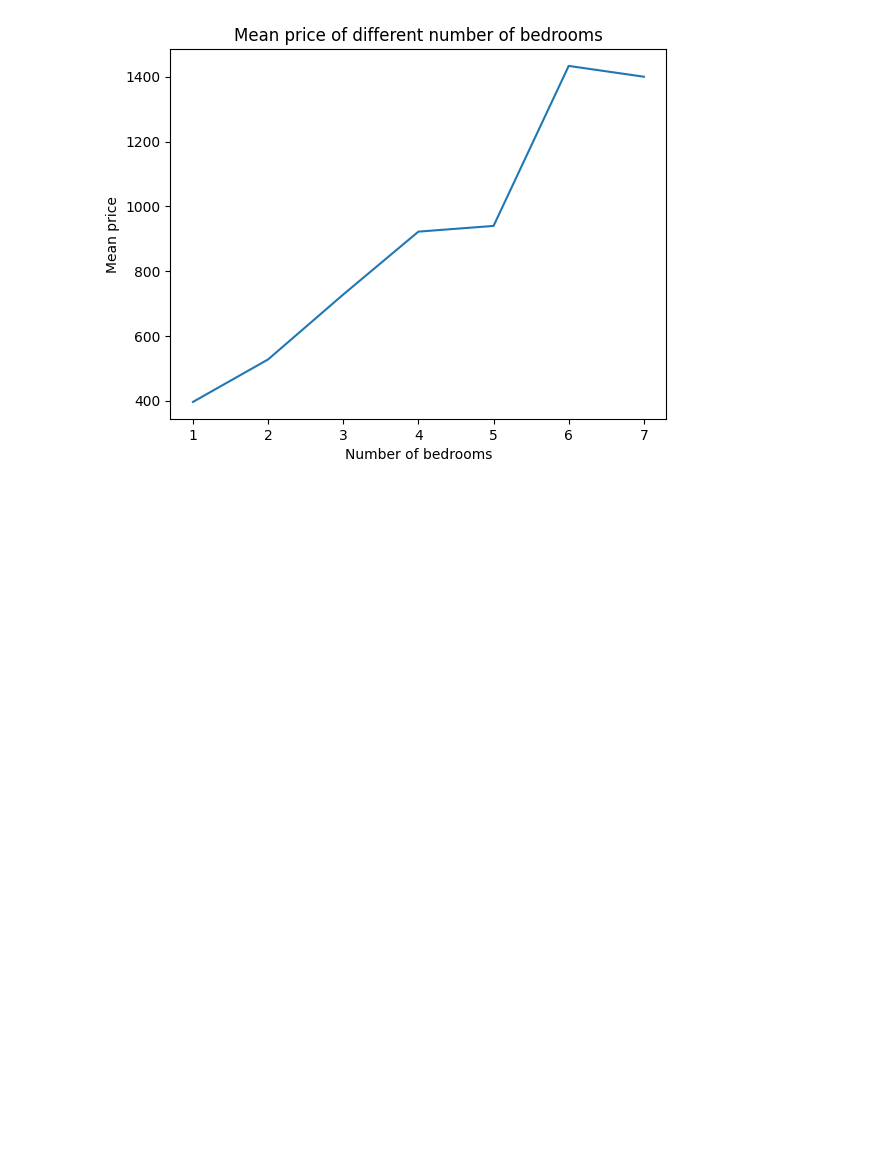
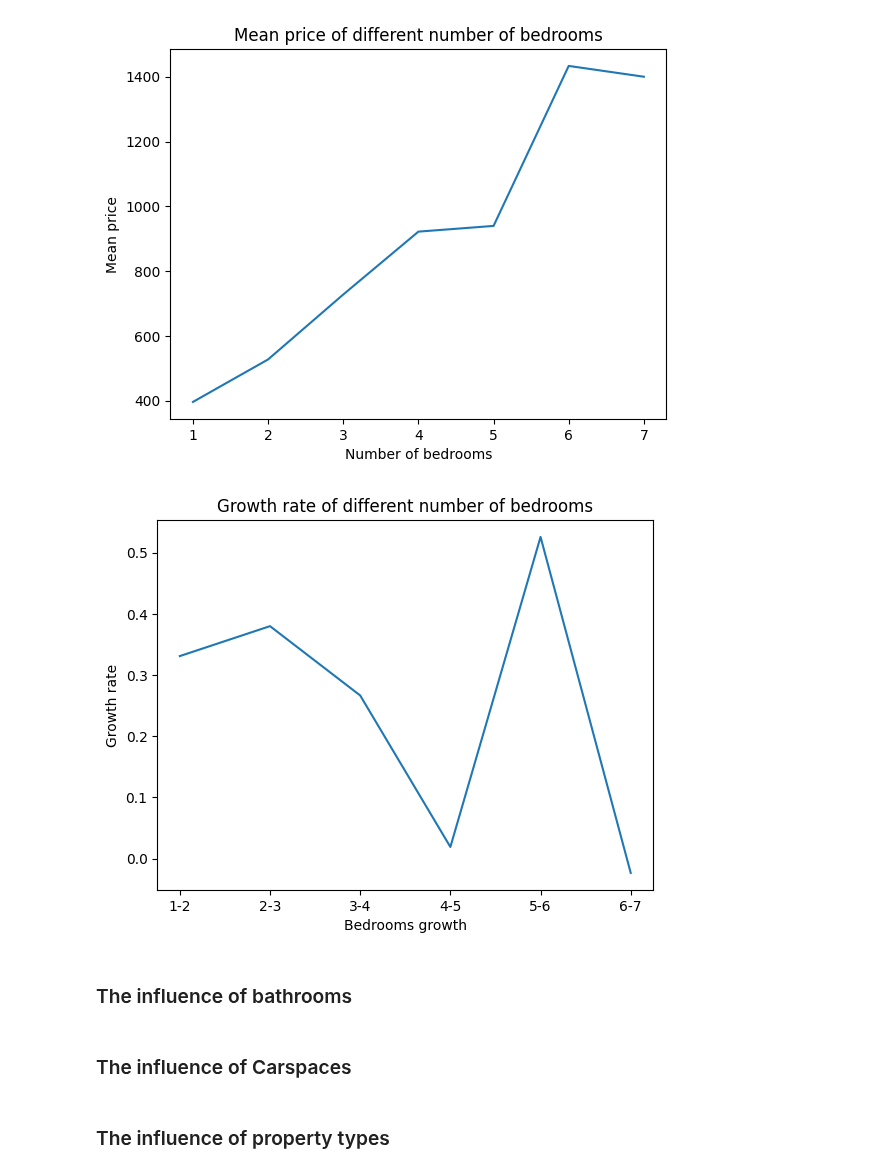
Before and after one commit to MAST30034-Applied-Data-Science/generic-real-estate-consulting-project-group-55, a Jupyter notebook: notebooks/rent_analysis.ipynb, the cells around one changed output. Drawn from its saved outputs; the diff is of its cells as text; code cells hidden in the pictures; blank space fills up the shorter version.

Commit message:
read xlsx and add more summary about bedrooms

```diff
--- a/notebooks/rent_analysis.ipynb
+++ b/notebooks/rent_analysis.ipynb
@@ -180,3 +184,32 @@ plt.title("Mean price of different number of bedrooms")
 plt.show()
 # %% [output]
 [figure]
+# %%
+def growth_rate (past, present):
+    """
+    This function takes in a dataframe and a column name
+    and returns the growth rate of the column
+    """
+    # get the growth rate
+    growth_rate = (present - past) / past
+
+    return growth_rate
+
+# get the growth rate
+rate1 = growth_rate(mean1, mean2)
+rate2 = growth_rate(mean2, mean3)
+rate3 = growth_rate(mean3, mean4)
+rate4 = growth_rate(mean4, mean5)
+rate5 = growth_rate(mean5, mean6)
+rate6 = growth_rate(mean6, mean7)
+growth_rate_list = [rate1, rate2, rate3, rate4, rate5, rate6]
+# %%
+# plot the growth rate
+growth_cols = ["1-2", "2-3", "3-4", "4-5", "5-6", "6-7"]
+plt.plot(growth_cols, growth_rate_list)
+plt.xlabel("Bedrooms growth")
+plt.ylabel("Growth rate")
+plt.title("Growth rate of different number of bedrooms")
+plt.show()
+# %% [output]
+[figure, added]
@@ -182,0 +228,6 @@ plt.show()
+# %% [markdown]
+### The influence of bathrooms
+# %% [markdown]
+### The influence of Carspaces
+# %% [markdown]
+### The influence of property types
```
Also changed, not shown: parts of 3 cells of this notebook, 1 other file.
